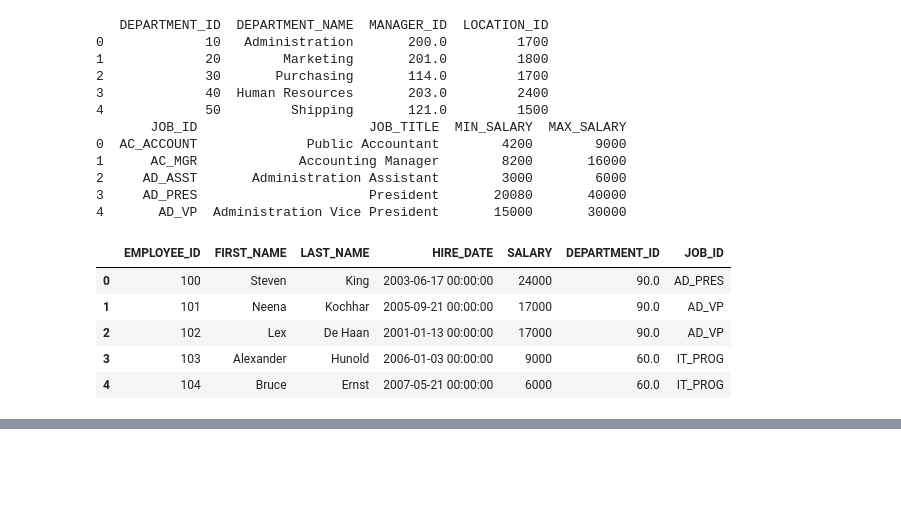
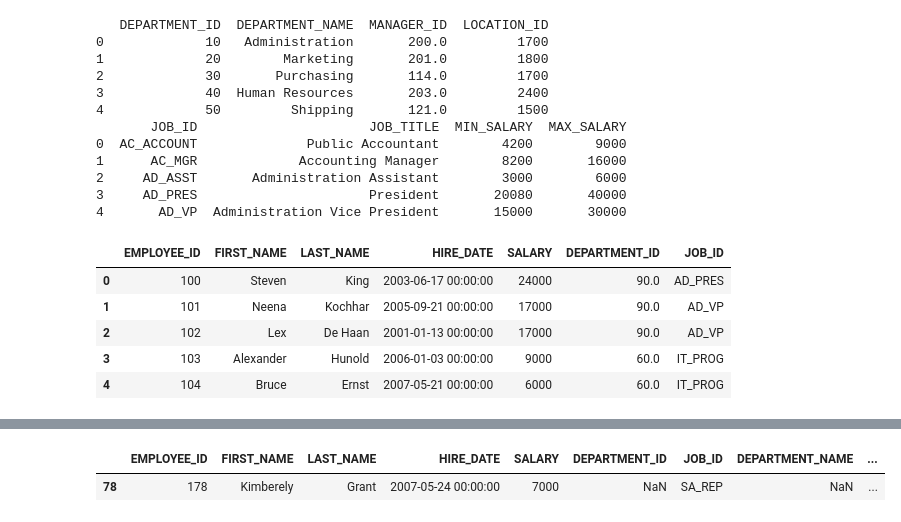
Before and after one commit to danhdlvn/tryBinder, a Jupyter notebook: khtn/p2test/p2test.ipynb, the cells around one changed output, grey strips where cells are left out. Drawn from its saved outputs; the diff is of its cells as text; code cells hidden in the pictures; blank space fills up the shorter version.

```diff
--- a/khtn/p2test/p2test.ipynb
+++ b/khtn/p2test/p2test.ipynb
@@ -113,3 +113,10 @@ emp.head()
 | 2 | 102 | Lex | De Haan | 2001-01-13 00:00:00 | 17000 | 90.0 | AD_VP | Executive | ... |
 | 3 | 103 | Alexander | Hunold | 2006-01-03 00:00:00 | 9000 | 60.0 | IT_PROG | IT | ... |
 | 4 | 104 | Bruce | Ernst | 2007-05-21 00:00:00 | 6000 | 60.0 | IT_PROG | IT | ... |
+# %%
+# 9 Cho biết nhân viên không thuộc phòng ban nào cả
+
+emp[emp['DEPARTMENT_NAME'].isnull()]
+# %% [output]
+|  | EMPLOYEE_ID | FIRST_NAME | LAST_NAME | HIRE_DATE | SALARY | DEPARTMENT_ID | JOB_ID | DEPARTMENT_NAME | ... |
+| 78 | 178 | Kimberely | Grant | 2007-05-24 00:00:00 | 7000 | NaN | SA_REP | NaN | ... |
```
Also changed, not shown: parts of 5 cells of this notebook.
